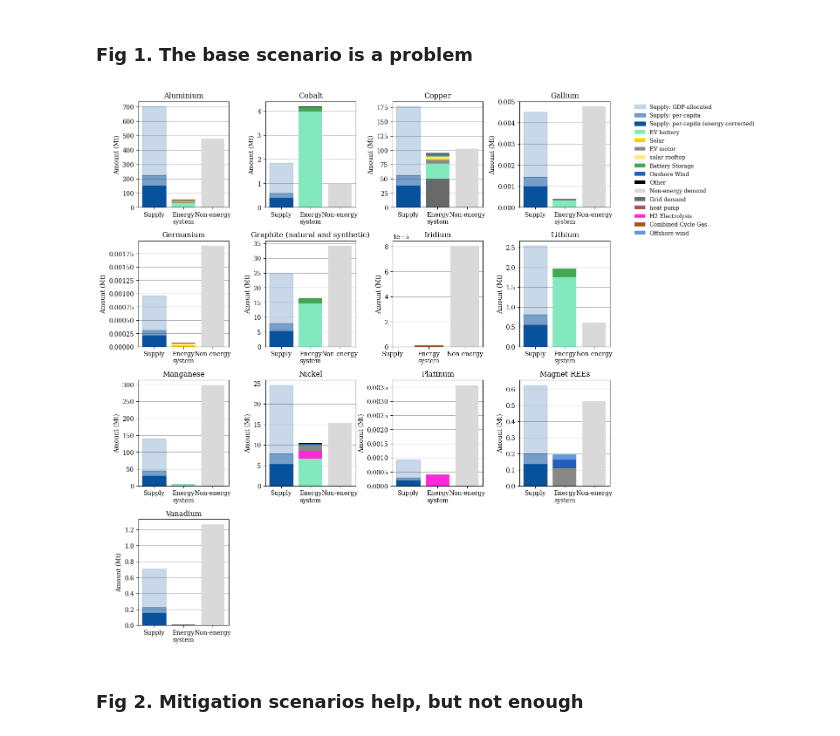
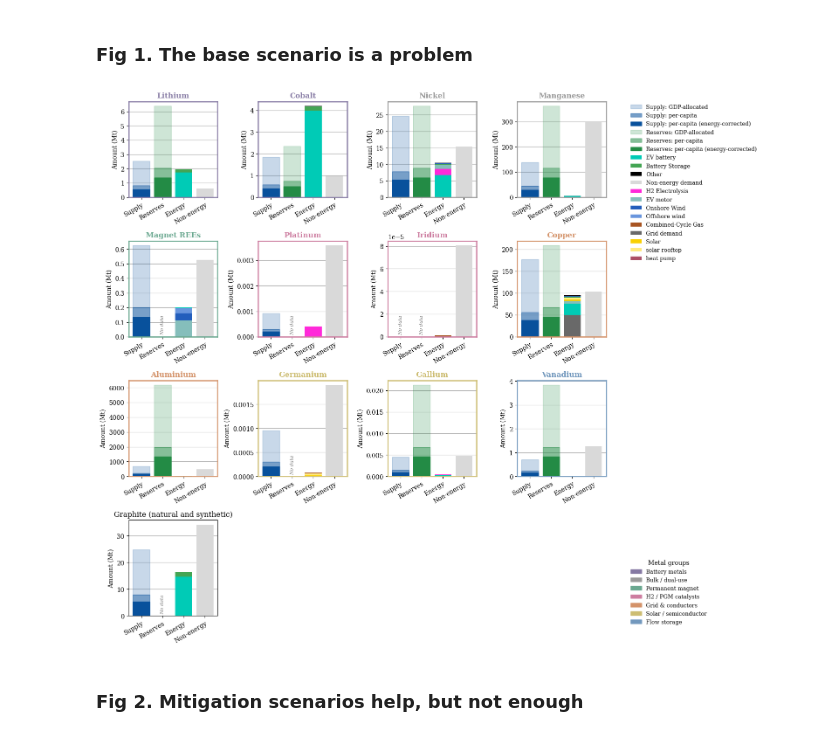
Before and after one commit to ayshaC/pypsa-eur, a Jupyter notebook: analysis/mineral_analysis.ipynb, the cells around one changed output. Cells and saved outputs as stored; diff of their text form; code cells hidden in the pictures.

```diff
--- a/analysis/mineral_analysis.ipynb
+++ b/analysis/mineral_analysis.ipynb
@@ -1425,7 +1426,7 @@ market_scenarios = [
     "EV battery NMC-811",
     "EV battery LFP",
     "Thin-film solar",
-    "Stationary battery vanadium-flow",
+    "Grid battery van-flow",
     "EV motor induction",
 ]
 # %%
@@ -1472,13 +1473,10 @@ demand_df = compute_mineral_demand_scenarios(
     tech_group_col="carrier_renamed",
     min_tech_share=0.01,
 )
-supply_df = compute_mineral_supply(
+supply_df = compute_mineral_allocation(
     mineral_specs,
     mineral_avail=mineral_avail,
     mineral_alloc_factors=mineral_alloc_factors,
 )
-plot_mineral_scenario_comparison(
-    demand_df,
-    supply_df,
-)
+mineral_specs
 # %% [output]
@@ -1590,16 +1595,30 @@ plot_system_cost_compare(
 # Paper
 # %% [markdown]
 ### Fig 1. The base scenario is a problem
-# %%
-from mineral_analysis_lib import plot_mineral_supply_demand
-
-plot_mineral_supply_demand(
-    demand_df,
-    supply_df,
-    ncols=4,
-    figwidth=18
-)
-# %% [output]
-[figure, removed]
+# %%
+with open("data/metal_groups.json") as f:
+    metal_groups = [
+        (g["name"], g["metals"], g["colour"], g["short"]) for g in json.load(f)
+    ]
+
+reserves_band = compute_mineral_allocation(
+    mineral_specs,
+    mineral_avail=mineral_avail,
+    mineral_alloc_factors=mineral_alloc_factors,
+    method="Reserves",
+)
+
+plot_mineral_supply_demand(
+    demand_df,
+    [
+        ("Supply", supply_df, "#08519c"),
+        ("Reserves", reserves_band, "#238b45"),
+    ],
+    material_groups=metal_groups,
+    ncols=4,
+    figwidth=18,
+)
+# %% [output]
+[figure, added]
 # %% [markdown]
 ### Fig 2. Mitigation scenarios help, but not enough
```
Also changed, not shown: parts of 13 cells of this notebook.
